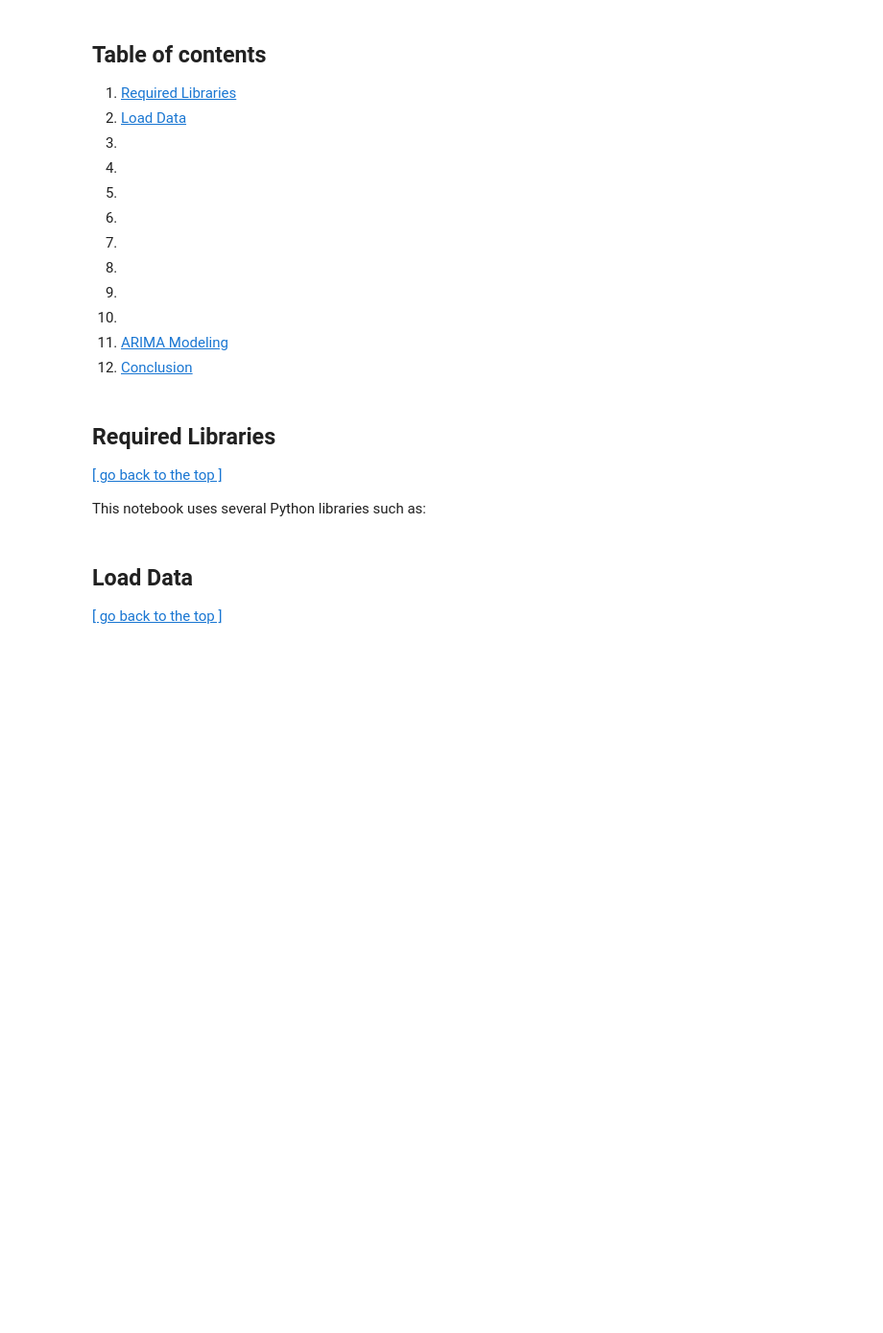
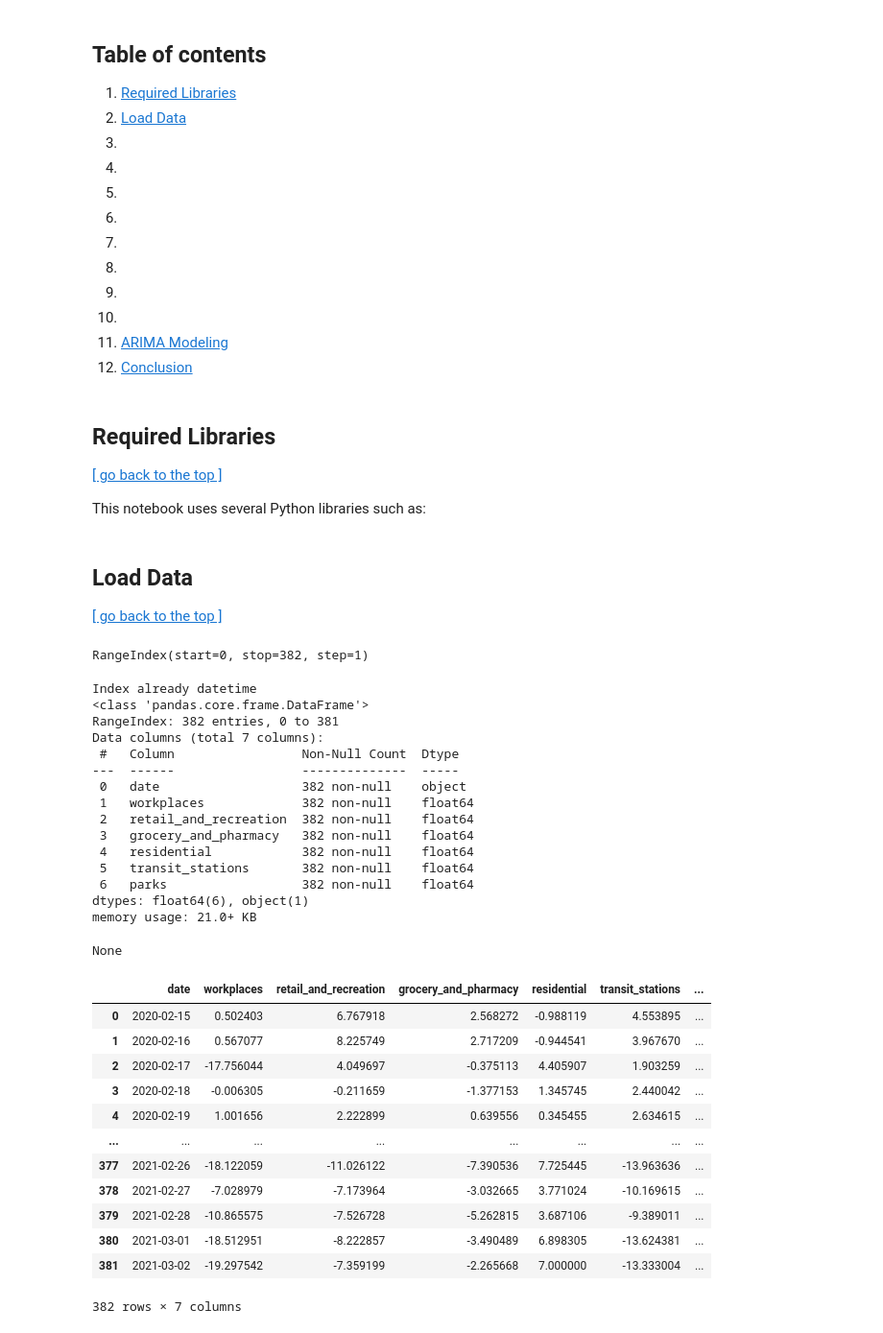
Before and after one commit to griffinwt/Hackathon_March2021, a Jupyter notebook: code/Model-Tuning-Brandon/Model-Tuning.ipynb, the cells around one changed output. Shown at 96% size. Drawn from its saved outputs; the diff is of its cells as text; code cells hidden in the pictures; blank space fills up the shorter version.

```diff
--- a/code/Model-Tuning-Brandon/Model-Tuning.ipynb
+++ b/code/Model-Tuning-Brandon/Model-Tuning.ipynb
@@ -75,6 +79,46 @@ def LOAD_DATA(filepath, filename):
 
     display(new_df.info())
     return new_df
+# %%
+google_mobility.index
+# %% [output]
+RangeIndex(start=0, stop=382, step=1)
+# %%
+# Load Stock-Closing-Price by Company Data
+fpath = '../../data/Transportation/google/'
+fname = 'baseline_pct_change.csv'
+google_mobility = LOAD_DATA(filepath = fpath, filename = fname)
+google_mobility
+# %% [output]
+Index already datetime
+<class 'pandas.core.frame.DataFrame'>
+RangeIndex: 382 entries, 0 to 381
+Data columns (total 7 columns):
+ #   Column                 Non-Null Count  Dtype
+---  ------                 --------------  -----
+ 0   date                   382 non-null    object
+ 1   workplaces             382 non-null    float64
+ 2   retail_and_recreation  382 non-null    float64
+ 3   grocery_and_pharmacy   382 non-null    float64
+ 4   residential            382 non-null    float64
+ 5   transit_stations       382 non-null    float64
+ 6   parks                  382 non-null    float64
+dtypes: float64(6), object(1)
+memory usage: 21.0+ KB
+None
+|  | date | workplaces | retail_and_recreation | grocery_and_pharmacy | residential | transit_stations | ... |
+| 0 | 2020-02-15 | 0.502403 | 6.767918 | 2.568272 | -0.988119 | 4.553895 | ... |
+| 1 | 2020-02-16 | 0.567077 | 8.225749 | 2.717209 | -0.944541 | 3.967670 | ... |
+| 2 | 2020-02-17 | -17.756044 | 4.049697 | -0.375113 | 4.405907 | 1.903259 | ... |
+| 3 | 2020-02-18 | -0.006305 | -0.211659 | -1.377153 | 1.345745 | 2.440042 | ... |
+| 4 | 2020-02-19 | 1.001656 | 2.222899 | 0.639556 | 0.345455 | 2.634615 | ... |
+| ... | ... | ... | ... | ... | ... | ... | ... |
+| 377 | 2021-02-26 | -18.122059 | -11.026122 | -7.390536 | 7.725445 | -13.963636 | ... |
+| 378 | 2021-02-27 | -7.028979 | -7.173964 | -3.032665 | 3.771024 | -10.169615 | ... |
+| 379 | 2021-02-28 | -10.865575 | -7.526728 | -5.262815 | 3.687106 | -9.389011 | ... |
+| 380 | 2021-03-01 | -18.512951 | -8.222857 | -3.490489 | 6.898305 | -13.624381 | ... |
+| 381 | 2021-03-02 | -19.297542 | -7.359199 | -2.265668 | 7.000000 | -13.333004 | ... |
+382 rows × 7 columns
 # %%
 # Load International Sentiment Data
 
```
Also changed, not shown: parts of 12 cells of this notebook.
